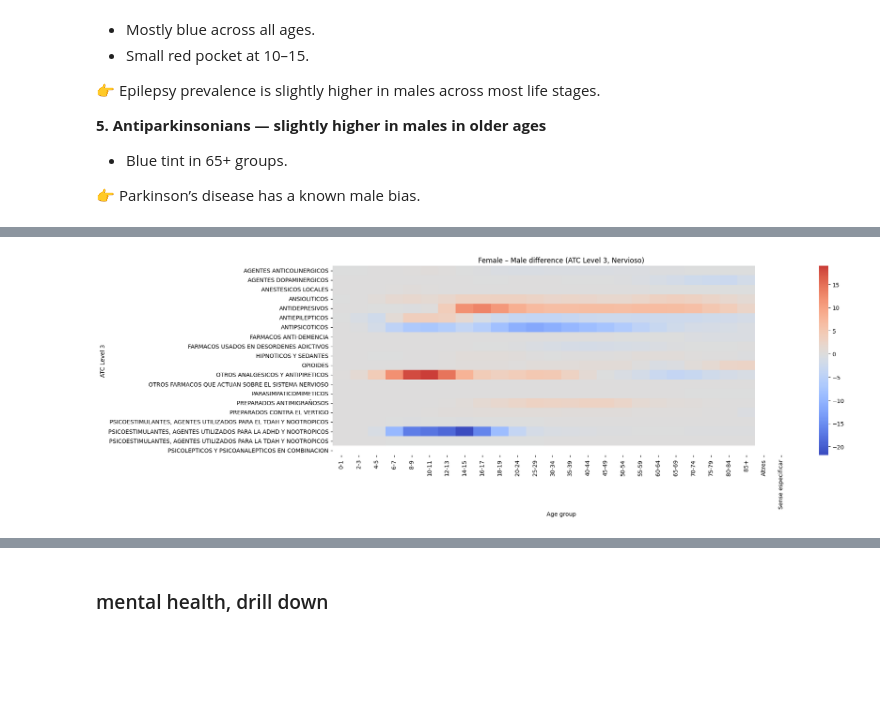
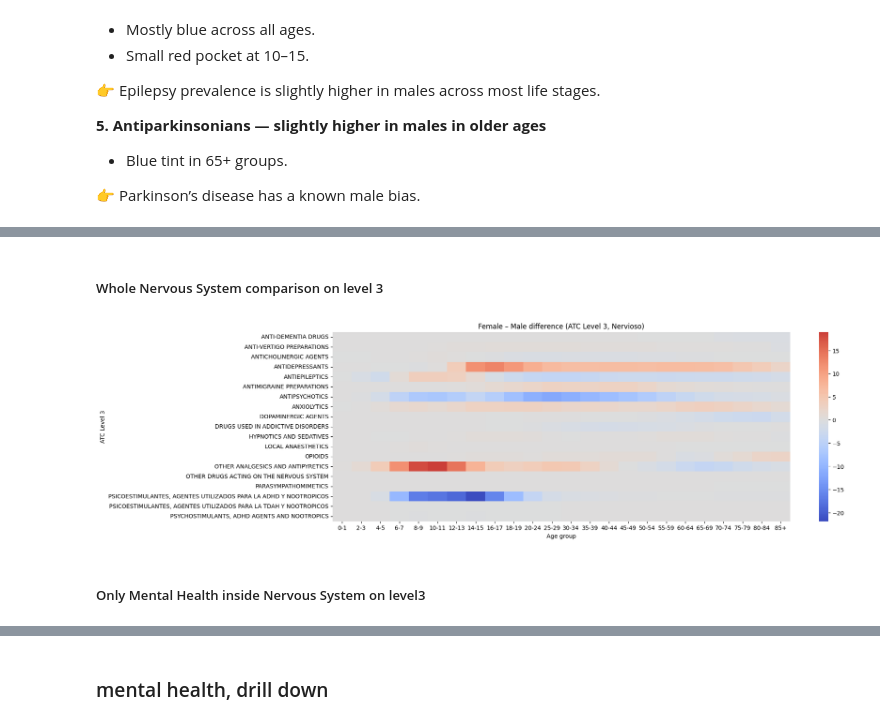
Before and after one commit to GerardArgany/AVBD_Medical_Receipts, a Jupyter notebook: analysis/nervioso_analyses.ipynb, the cells around one changed output, grey strips where cells are left out. Drawn from its saved outputs; the diff is of its cells as text; code cells hidden in the pictures; blank space fills up the shorter version.

```diff
--- a/analysis/nervioso_analyses.ipynb
+++ b/analysis/nervioso_analyses.ipynb
@@ -96,6 +96,13 @@ plt.show()
 [figure]
 # %% [markdown]
 ### level 2 analyses
+# %%
+# Start from a copy without Altres / Sense especificar rows
+df2 = df_nerv[~df_nerv["grup d'edat"].isin(["Altres", "Sense especificar"])].copy()
+
+# If it's categorical, drop the unused categories
+if hasattr(df2["grup d'edat"], "cat"):
+    df2["grup d'edat"] = df2["grup d'edat"].cat.remove_categories(["Altres", "Sense especificar"])
 # %%
 # Aggregate by age × level 2
 lvl2_by_age = (
@@ -363,5 +413,5 @@ plt.show()
 # %%
-def gender_pct(df, atc_col):
+def gender_pct(df, atc_col, only_mental_health=False):
     """
     Returns: a dict { 'Male': pivot, 'Female': pivot }
     Each pivot is: index = age, columns = ATC categories, values = % share.
@@ -369,6 +419,8 @@ def gender_pct(df, atc_col):
     results = {}
     for sex in ["Home", "Dona"]:      # adapt to your labels if needed
         subset = df[df["sexe"] == sex]
+        if only_mental_health:
+            subset = subset[subset["codi del grup ATC nivell 2"].isin(["N05", "N06"])].copy()
 
         table = (
             subset
@@ -382,9 +434,3 @@ def gender_pct(df, atc_col):
         results[sex] = pct
 
     return results
-
-df_nerv = df[df["grup ATC nivell 1"] == "SISTEMA NERVIOSO"]
-
-pct_gender = gender_pct(df_nerv, "grup ATC nivell 2")
-male_pct   = pct_gender["Home"]
-female_pct = pct_gender["Dona"]
@@ -472,16 +540,24 @@ This gives a *direct*, side-by-side comparison of gender differences without plo
+# %% [markdown]
+##### Whole Nervous System comparison on level 3
+# %%
+# Remove Level 3 groups with total prescriptions < threshold
+valid_groups = df2.groupby("grup ATC nivell 3")["nombre de receptes"].sum()
+valid_groups = valid_groups[valid_groups > 100]  # threshold
+
+df3 = df2[df2["grup ATC nivell 3"].isin(valid_groups.index)]
 # %%
-df_nerv = df[df["grup ATC nivell 1"] == "SISTEMA NERVIOSO"]
-
-pct_gender2 = gender_pct(df_nerv, "grup ATC nivell 3")
+pct_gender2 = gender_pct(df3, "ATC3_ENGLISH", only_mental_health=False)
 male_pct2   = pct_gender2["Home"]
 female_pct2 = pct_gender2["Dona"]
 delta2 = female_pct2 - male_pct2
 
 plt.figure(figsize=(18,6))
 sns.heatmap(delta2.T, cmap="coolwarm", center=0)
 plt.title("Female – Male difference (ATC Level 3, Nervioso)")
 plt.xlabel("Age group")
 plt.ylabel("ATC Level 3")
 plt.show()
 # %% [output]
-[figure, old version]
+[figure, new version]
+# %% [markdown]
+##### Only Mental Health inside Nervous System on level3
```
Also changed, not shown: parts of 29 cells of this notebook, 2 other files.
